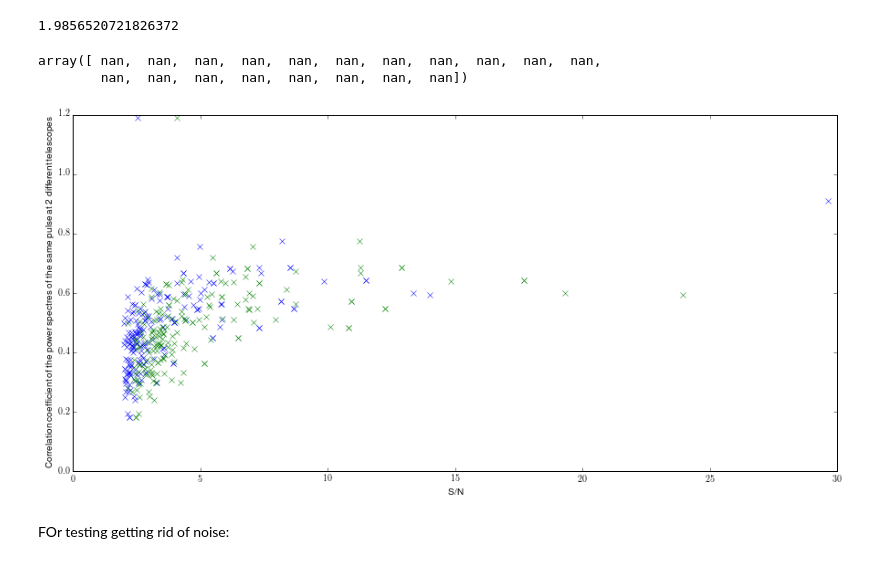
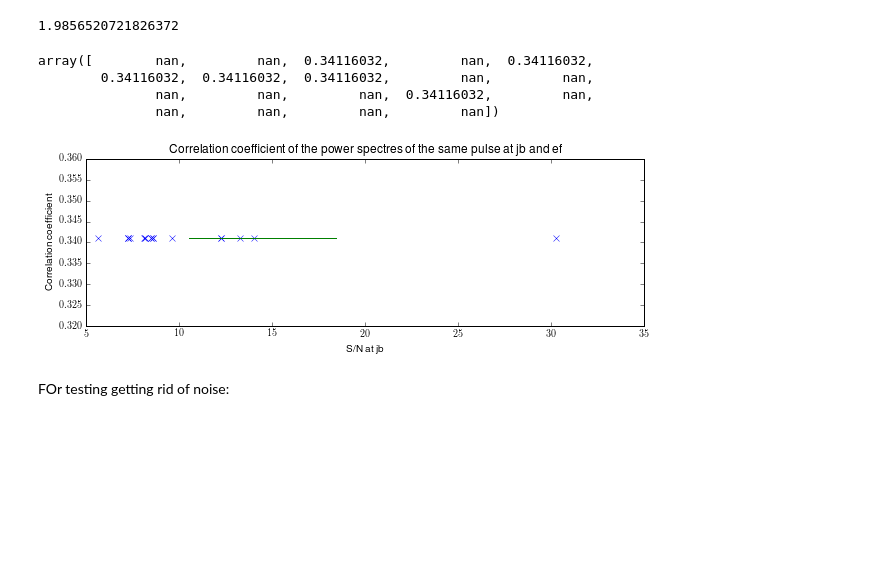
Before and after one commit to xiaozhengxu/scint_analysis, a Jupyter notebook: EVN_crab/process_frequency.ipynb, the cells around one changed output. Cells and saved outputs as stored; diff of their text form; code cells hidden in the pictures; blank space fills up the shorter version.

```diff
--- a/EVN_crab/process_frequency.ipynb
+++ b/EVN_crab/process_frequency.ipynb
@@ -29,2 +25,7 @@ if exists('./figures/correlation_coeff/giant_pulses{}chan.npz'.format(nchan)):
+# %%
+colors = [(31, 119, 180),(255, 127, 14), (44, 160, 44),(148, 103, 189),(214, 39, 40)] #blue, orange, green, purple, red
+for i in range(len(colors)):
+    r, g, b = colors[i]
+    colors[i] = (r / 255., g / 255., b / 255.)
 # %% [markdown]
 Loading a giant pulse
@@ -253,33 +262,46 @@ sn2
 sn1s = []
 sn2s = []
 c_cs = []
+nchan = 512
 for i in range(len(text_lines[:-1])):
     fs1,bgstd1,os1,sn1 = load_gp(text_lines[i],'wb',nchan,draw = 0)
-    fs2,bgstd2,os2,sn2 = load_gp(text_lines[i],'jb',nchan,draw = 0)
-    if sn1>2 and sn2>2:
+    fs2,bgstd2,os2,sn2 = load_gp(text_lines[i],'ef',nchan,draw = 0)
+    fs3,bgstd3,os3,sn3 = load_gp(text_lines[i],'jb',nchan,draw = 0)
+    if sn1>10 or sn2>10 or sn3>10:
         fgp1 = process_freq_spec(fs1,nchan,i-1,draw = 0)
         fgp2 = process_freq_spec(fs2,nchan,i-1, draw = 0)
-        cc,ccs = get_ccs((fgp1,bgstd1),(fgp2,bgstd2))
+        fgp3 = process_freq_spec(fs3,nchan,i-1, draw = 0)
+        cc12,ccs12 = get_ccs((fgp1,bgstd1),(fgp2,bgstd2))
+        cc23,ccs23 = get_ccs((fgp2,bgstd2),(fgp3,bgstd3))
+        cc13,ccs13 = get_ccs((fgp1,bgstd1),(fgp3,bgstd3))
+        figure(figsize = (10,3))
+        plot(fgp1[0]/fgp1[0].mean()-1.,label = 'wb',color = colors[0])
+        plot(fgp2[0]/fgp2[0].mean()-1.,label = 'ef',color = colors[1])
+        plot(fgp3[0]/fgp3[0].mean()-1.,label = 'jb',color = colors[2])
+        legend()
+        title('Correlation of a pulse at wb(S/N = {}), ef(S/N = {}) and jb(S/N = {}). \n The correlation coefficient calculated for the 1st band is {}(ef-jb), {}(ef-wb), {}(wb-jb)'.format(round(sn1,3),round(sn2,3),round(sn3,3),round(ccs23[0],3),round(ccs12[0],3),round(ccs13[0],3)))
         c_cs.append(cc)
         sn1s.append(sn1)
         sn2s.append(sn2)
 # %%
-figure(figsize = (15,7))
+figure(figsize = (10,3))
 plot(sn1s,c_cs,'x')
-plot(sn2s,c_cs,'x')
-xlim(0,30)
-xlabel('S/N')
-ylabel('Correlation coefficient of the power spectres of the same pulse at 2 different telescopes')
-
+# plot(sn2s,c_cs,'x')
+# xlim(0,30)
+xlabel('S/N at jb')
+title('Correlation coefficient of the power spectres of the same pulse at jb and ef')
+ylabel('Correlation coefficient')
 bin_nos = 20
 bins = np.linspace(0,50,bin_nos)
 ccs_binned = np.histogram(sn2s,bins,weights = c_cs,density = False)[0]/np.histogram(sn2s,bins,density = False)[0]
 plot(bins[:-1],ccs_binned)
 ccs_binned
 # %% [output]
-array([ nan,  nan,  nan,  nan,  nan,  nan,  nan,  nan,  nan,  nan,  nan,
-        nan,  nan,  nan,  nan,  nan,  nan,  nan,  nan])
+array([        nan,         nan,  0.34116032,         nan,  0.34116032,
+        0.34116032,  0.34116032,  0.34116032,         nan,         nan,
+               nan,         nan,         nan,  0.34116032,         nan,
+               nan,         nan,         nan,         nan])
-[figure, old version]
+[figure, new version]
 # %%
 # cc,ccs=get_ccs((fgp1,bgstd1),(fgp2,bgstd2))
 # print '\nthe two pulses are', cc ,'correlated'
```
Also changed, not shown: parts of 8 cells of this notebook, 1 other file.
